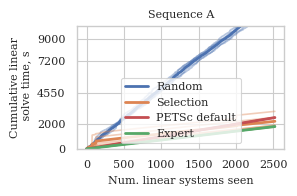
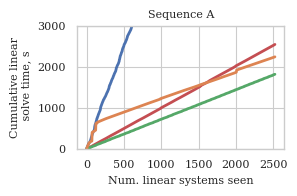
The notebook cell's code change between the first figure and the second:
--- before
+++ after
@@ -8,5 +8,5 @@
     y = np.cumsum(y)
 
-    plt.plot(y, color="C0", alpha=0.4)
+    # plt.plot(y, color="C0", alpha=0.4)
 
     x_old = np.arange(y.size)
@@ -20,23 +20,8 @@
 resampled = []
 for seq_id in ALL_RUNS:
-    y = np.array(df_sim.real_solve_time[df_sim.seq_id == seq_id])
-    y = np.cumsum(y)
-
-    plt.plot(y, color="C1", alpha=0.4)
-
-    x_old = np.arange(y.size)
-    f = interp1d(x_old, y, kind="linear")
-    x_new = np.linspace(0, len(x_old) - 1, 2600, endpoint=True)
-    resampled.append(f(x_new))
-
-plt.plot(x_new, np.mean(resampled, axis=0), color="C1", linewidth=2, label='Selection', alpha=1)
-print('Mean run time solver_selection', np.mean(resampled, axis=0).max())
-
-resampled = []
-for seq_id in ALL_RUNS:
     y = np.array(df_sim_petsc_default.real_solve_time[df_sim_petsc_default.seq_id == seq_id])
     y = np.cumsum(y)
 
-    plt.plot(y, color="C3", alpha=0.4)
+    # plt.plot(y, color="C3", alpha=0.4)
 
     x_old = np.arange(y.size)
@@ -53,5 +38,5 @@
     y = np.cumsum(y)
 
-    plt.plot(y, color="C2", alpha=0.4)
+    # plt.plot(y, color="C2", alpha=0.4)
 
     x_old = np.arange(y.size)
@@ -63,15 +48,28 @@
 print('Mean run time expert:', np.mean(resampled, axis=0).max())
 
+resampled = []
+for seq_id in ALL_RUNS:
+    y = np.array(df_sim.real_solve_time[df_sim.seq_id == seq_id])
+    y = np.cumsum(y)
 
+    # plt.plot(y, color="C1", alpha=0.4)
 
-plt.yticks([0, 2000, 4550, 7200, 9000])
+    x_old = np.arange(y.size)
+    f = interp1d(x_old, y, kind="linear")
+    x_new = np.linspace(0, len(x_old) - 1, 2600, endpoint=True)
+    resampled.append(f(x_new))
+
+plt.plot(x_new, np.mean(resampled, axis=0), color="C1", linewidth=2, label='Selection', alpha=1)
+print('Mean run time solver_selection', np.mean(resampled, axis=0).max())
+
+# plt.yticks([0, 1000, 2000])
 
 
 plt.ylabel('Cumulative linear\n solve time, s')
 plt.xlabel('Num. linear systems seen')
-plt.legend(loc='lower center')
+# plt.legend(loc='upper left')
 plt.title('Sequence A')
 
-plt.ylim(bottom=0, top=10000)
+plt.ylim(bottom=0, top=3000)
 
 plt.tight_layout()

Commit: Changes in the notebooks